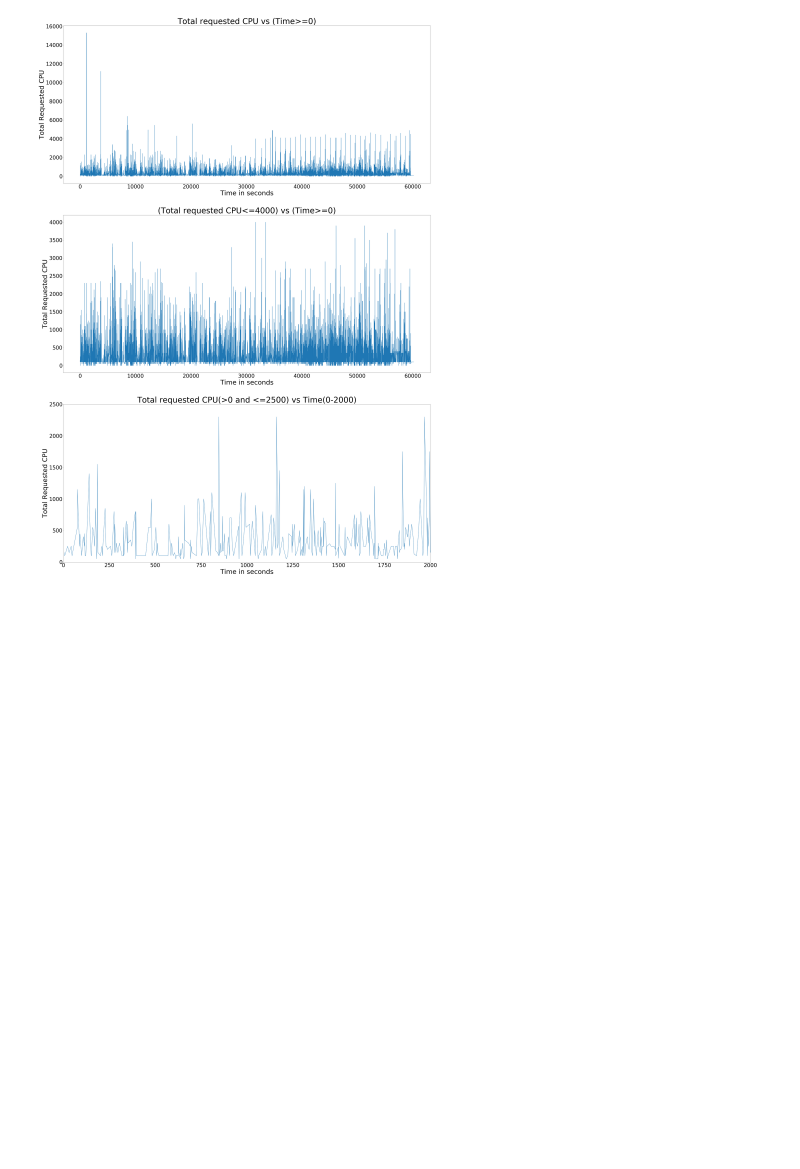
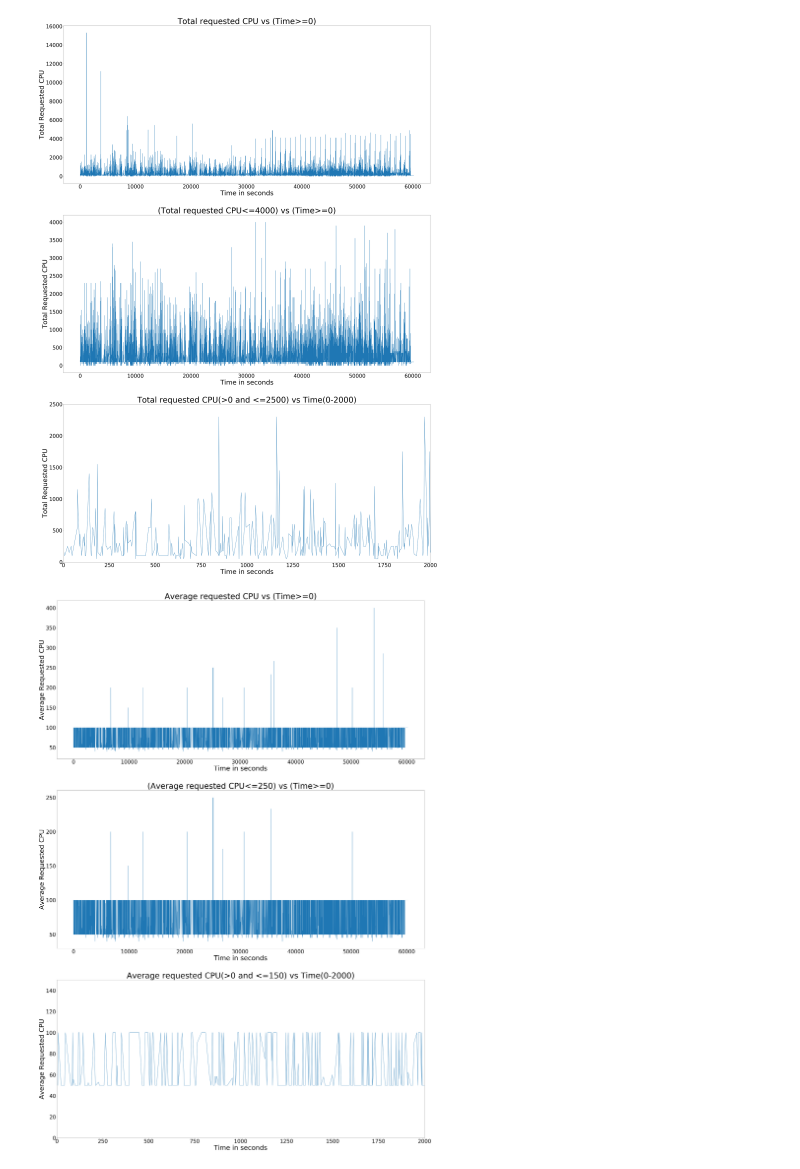
Before and after one commit to rokkamv/Major_Project, a Jupyter notebook: Major_Project.ipynb, the cells around one changed output. Cells and saved outputs as stored; diff of their text form; code cells hidden in the pictures; blank space fills up the shorter version.

Commit message:
Graphs on mean(plan_cpu) grouped by create_timestamp of batchTask
Also changed names of image files.

```diff
--- a/Major_Project.ipynb
+++ b/Major_Project.ipynb
@@ -180,3 +181,52 @@ plt.plot(x,y)
 plt.show()
 # %% [output]
 [figure]
+# %%
+timeVsplanCpuAvg_ofTask=batchTask.groupby(['create_timestamp'],as_index=False).mean()
+
+plt.figure(figsize=(50,75))
+#removing negative values
+timeVsplanCpuAvg_ofTask=timeVsplanCpuAvg_ofTask[timeVsplanCpuAvg_ofTask.create_timestamp>=0]
+x=timeVsplanCpuAvg_ofTask['create_timestamp']
+y=timeVsplanCpuAvg_ofTask['plan_cpu']
+plt.subplot(311)
+plt.xlabel('Time in seconds',fontsize=50)
+plt.ylabel('Average Requested CPU',fontsize=50)
+# plt.xticks(index,x,fontsize=10,rotation=30)
+plt.yticks(fontsize=40)
+plt.xticks(fontsize=40)
+plt.title("Average requested CPU vs (Time>=0)",fontsize=60)
+plt.plot(x,y)
+
+#removing plan_cpu values>250
+timeVsplanCpuAvg_ofTask=timeVsplanCpuAvg_ofTask[timeVsplanCpuAvg_ofTask.plan_cpu<=250]
+x=timeVsplanCpuAvg_ofTask['create_timestamp']
+y=timeVsplanCpuAvg_ofTask['plan_cpu']
+plt.subplot(312)
+plt.xlabel('Time in seconds',fontsize=50)
+plt.ylabel('Average Requested CPU',fontsize=50)
+# plt.xticks(index,x,fontsize=10,rotation=30)
+plt.yticks(fontsize=40)
+plt.xticks(fontsize=40)
+plt.title("(Average requested CPU<=250) vs (Time>=0)",fontsize=60)
+plt.plot(x,y)
+
+#removing plan_cpu values==0 and >150
+#removing time values >2000
+timeVsplanCpuAvg_ofTask=timeVsplanCpuAvg_ofTask[timeVsplanCpuAvg_ofTask.plan_cpu>0]
+# print(timeVsplanCpuAvg_ofTask)
+x=timeVsplanCpuAvg_ofTask['create_timestamp']
+y=timeVsplanCpuAvg_ofTask['plan_cpu']
+plt.subplot(313)
+plt.axis([0,2000,0,150])
+plt.xlabel('Time in seconds',fontsize=50)
+plt.ylabel('Average Requested CPU',fontsize=50)
+# plt.xticks(index,x,fontsize=10,rotation=30)
+plt.yticks(fontsize=40)
+plt.xticks(fontsize=40)
+plt.title("Average requested CPU(>0 and <=150) vs Time(0-2000)",fontsize=60)
+plt.plot(x,y)
+
+plt.show()
+# %% [output]
+[figure, added]
```
Also changed, not shown: parts of 1 cell of this notebook, 6 other files.
